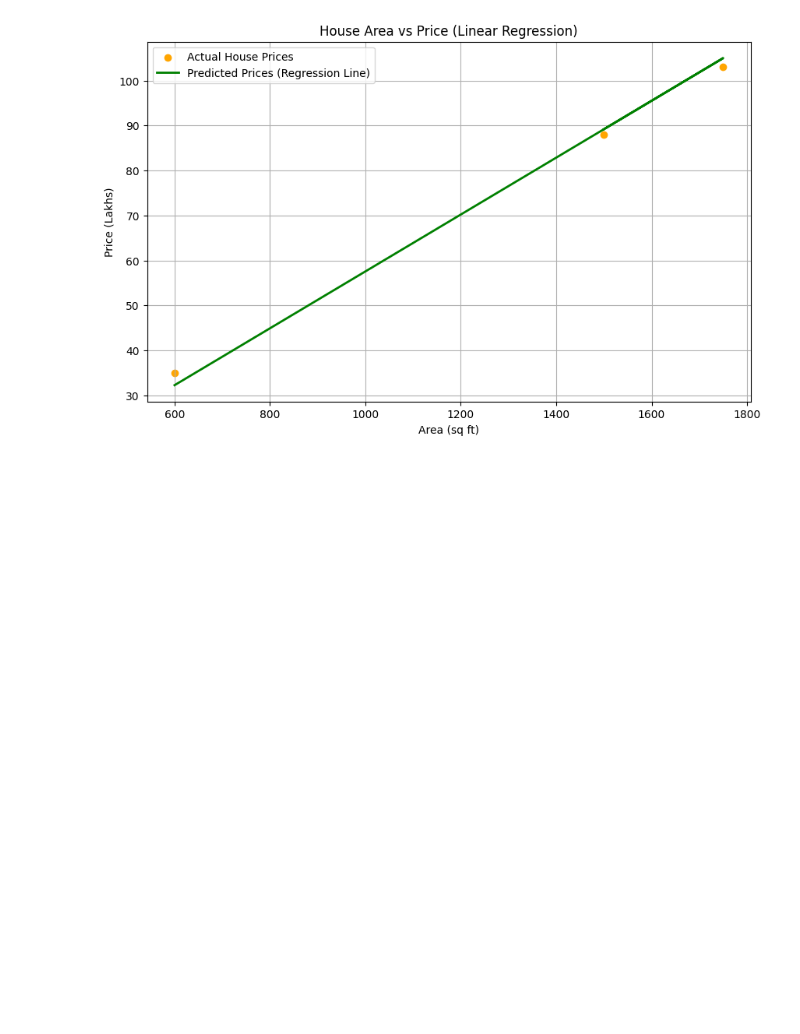
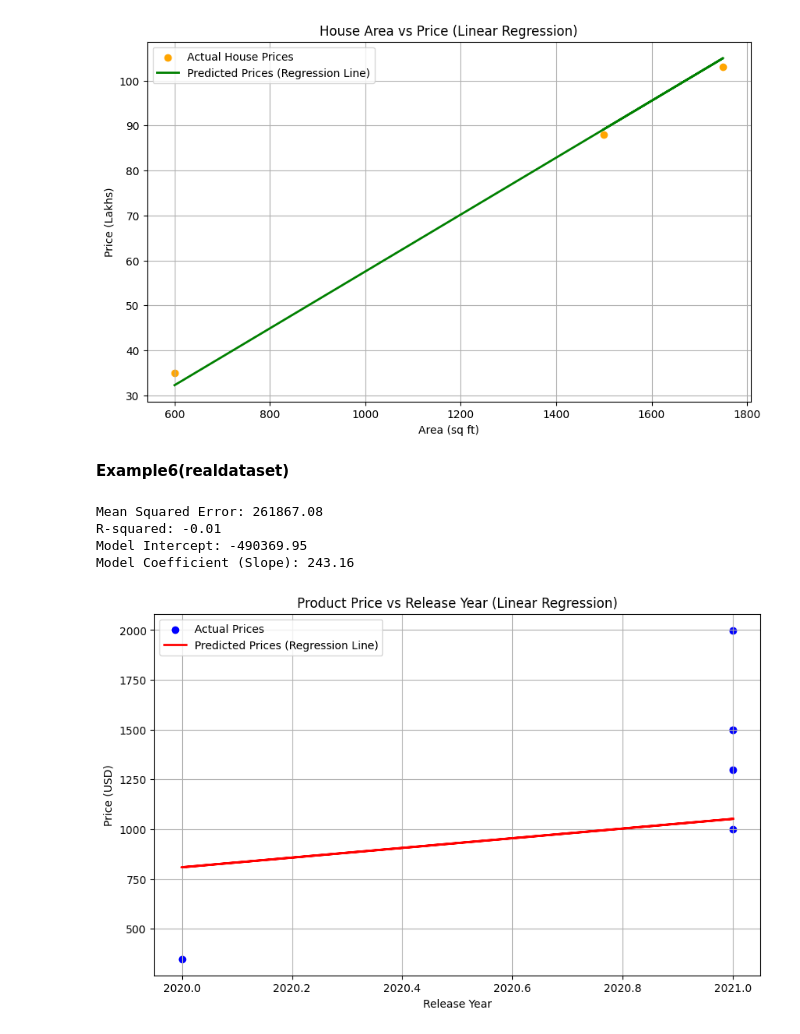
Before and after one commit to mailtotapasishah-cloud/Ml_LAB_2026-27, a Jupyter notebook: Linear_regression.ipynb, the cells around one changed output. Saved outputs shown, nothing was run; the diff lists cells and outputs as text; code cells hidden in the pictures; blank space fills up the shorter version.

```diff
--- a/Linear_regression.ipynb
+++ b/Linear_regression.ipynb
@@ -342,3 +342,55 @@ R-squared: 0.99
 Model Intercept: -5.67
 Model Coefficient (Slope): 0.06
 [figure]
+# %% [markdown]
+**Example6(realdataset)**
+# %%
+import pandas as pd
+import numpy as np
+from sklearn.linear_model import LinearRegression
+from sklearn.model_selection import train_test_split
+import matplotlib.pyplot as plt
+
+# 1. Load the dataset
+df = pd.read_excel(
+    r'/content/Technological-Products-Sample-Data.xlsx',
+    header=5
+)
+# 2. Prepare the data
+df['Date of Release'] = pd.to_datetime(df['Date of Release'])
+df['Release Year'] = df['Date of Release'].dt.year
+X = df[['Release Year']]
+y = df['Price (USD)']
+# 3. Split the data
+X_train, X_test, y_train, y_test = train_test_split(
+    X, y, test_size=0.2, random_state=42
+)
+# 4. Create and train the model
+model = LinearRegression()
+model.fit(X_train, y_train)
+# 5. Make predictions
+y_pred = model.predict(X_test)
+# 6. Evaluate the model
+from sklearn.metrics import mean_squared_error, r2_score
+mse = mean_squared_error(y_test, y_pred)
+r2 = r2_score(y_test, y_pred)
+print(f"Mean Squared Error: {mse:.2f}")
+print(f"R-squared: {r2:.2f}")
+print(f"Model Intercept: {model.intercept_:.2f}")
+print(f"Model Coefficient (Slope): {model.coef_[0]:.2f}")
+# 7. Visualize the results
+plt.figure(figsize=(10, 6))
+plt.scatter(X_test,y_test,color='blue',label='Actual Prices')
+plt.plot(X_test,y_pred,color='red',linewidth=2,label='Predicted Prices (Regression Line)')
+plt.title('Product Price vs Release Year (Linear Regression)')
+plt.xlabel('Release Year')
+plt.ylabel('Price (USD)')
+plt.legend()
+plt.grid(True)
+plt.show()
+# %% [output]
+Mean Squared Error: 261867.08
+R-squared: -0.01
+Model Intercept: -490369.95
+Model Coefficient (Slope): 243.16
+[figure, added]
```
